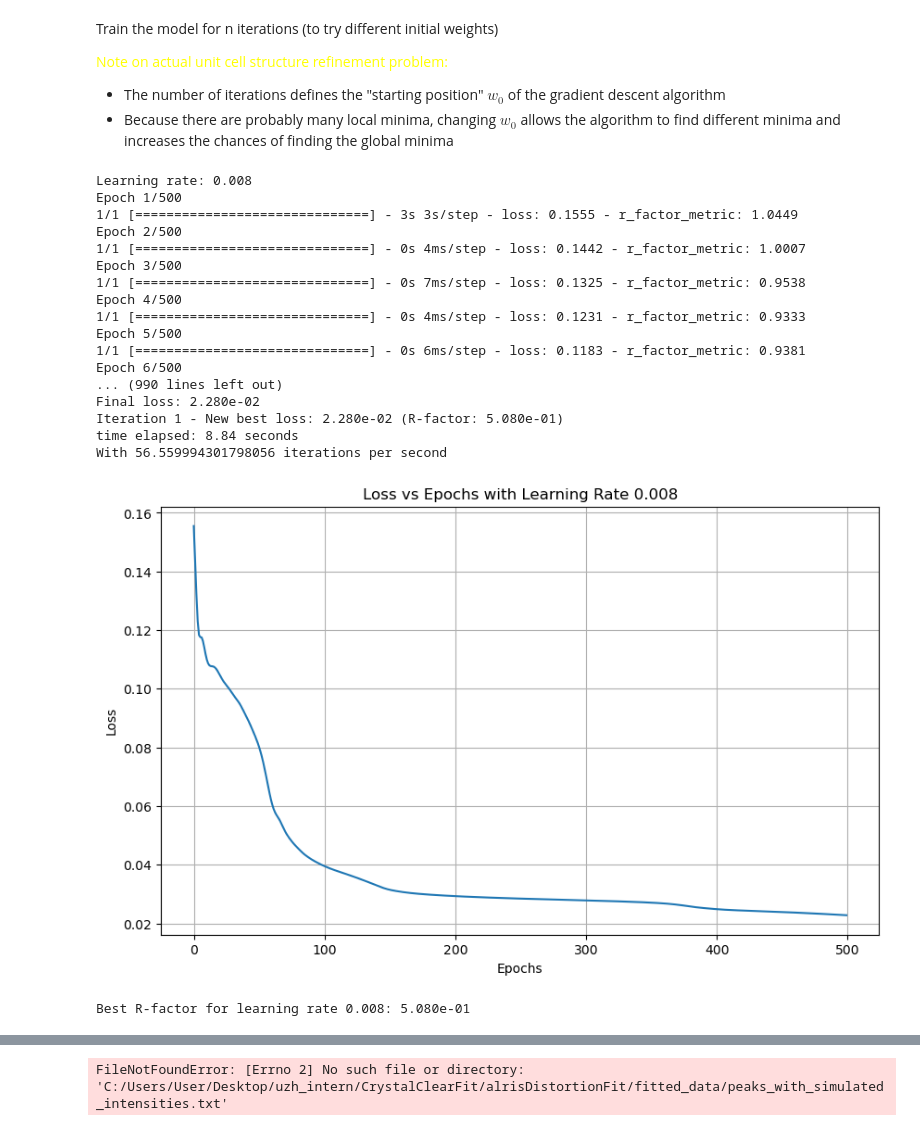
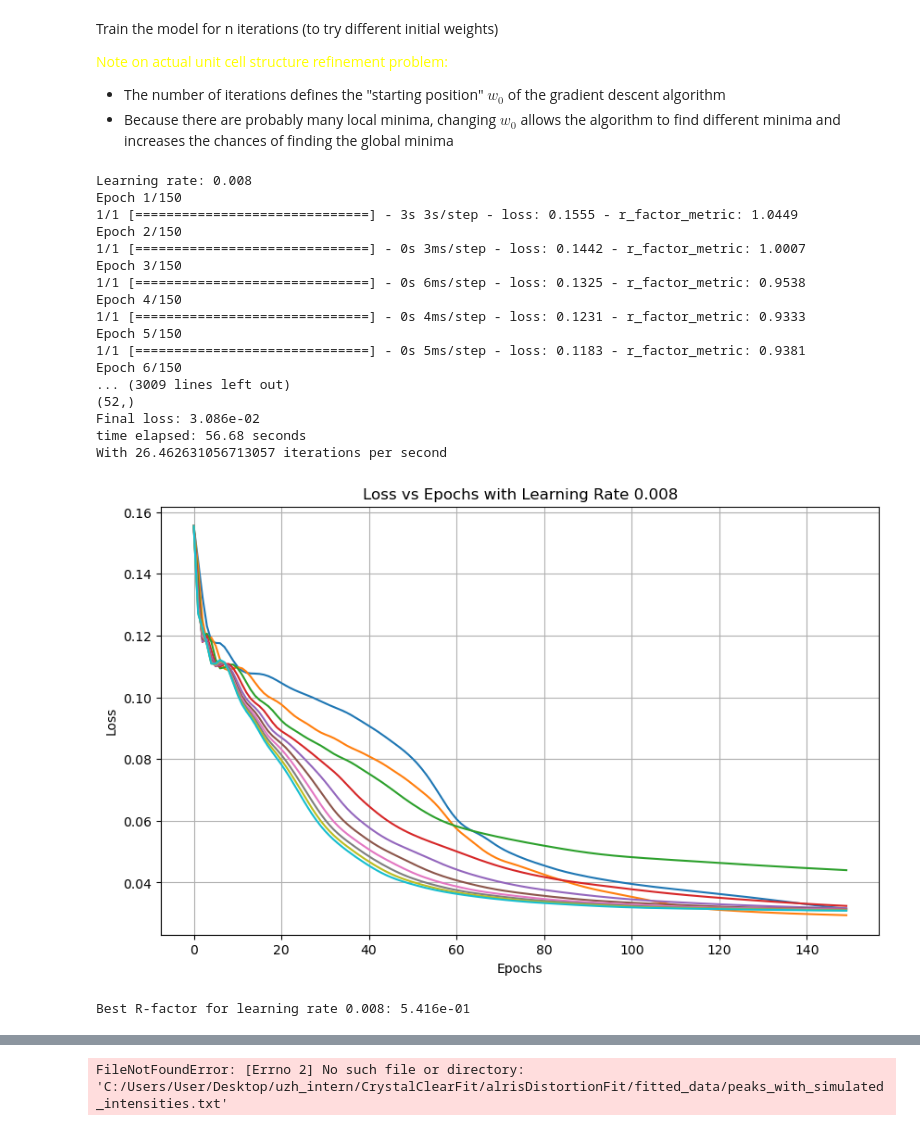
Before and after one commit to bleubreeymeow/alrisDistortionFit, a Jupyter notebook: PBCO/PBCO_1_3_inplane/P2/P2_gradient_descent.ipynb, the cells around one changed output, grey strips where cells are left out. Cells and saved outputs as stored; diff of their text form; code cells hidden in the pictures.

```diff
--- a/PBCO/PBCO_1_3_inplane/P2/P2_gradient_descent.ipynb
+++ b/PBCO/PBCO_1_3_inplane/P2/P2_gradient_descent.ipynb
@@ -64,7 +64,7 @@ for label, err in zip(labels, vol_err):
     if label == 0:
         labels_err.append(0.1)  # Assign a high error for zero labels
     else:
-        labels_err.append((50000 - (1/label * 100))/1000)  # Inverse error for each label
+        labels_err.append((500000 - (1/label * 1000))/1000)  # Inverse error for each label
 
 labels_err = tf.convert_to_tensor(labels_err, dtype=tf.float32)
 labels = tf.convert_to_tensor(labels, dtype=tf.float32)
@@ -232,9 +232,9 @@ for learning_rate in lr:
     max_mode_amps = np.loadtxt(path_max_mode_amps, dtype=np.float32 , delimiter=',')
     max_mode_amps = tf.convert_to_tensor(max_mode_amps, dtype=tf.float32)
 
-    n_epochs = 500
+    n_epochs = 150
     histories = []
-    n_iter = 1
+    n_iter = 10
 
     min_loss = np.inf
     best_pars = None
@@ -287,49 +287,49 @@ for learning_rate in lr:
 
     if min_loss < best_rf_overall:
         best_rf_overall = min_loss
         best_pars_overall = best_model_pars
         best_loss_overall = all_losses
     print(f"time elapsed: {time() - time_start:.2f} seconds")
     print(f"With {n_epochs*n_iter /(time() - time_start)} iterations per second")
     # Plotting the loss values
     plt.figure(figsize=(10, 6))
 
     # Plot the loss values for each iteration
     for i, loss_values in enumerate(all_losses):
         plt.plot(loss_values, label=f'Iteration {i+1}')
 
     plt.title(f'Loss vs Epochs with Learning Rate {learning_rate}')
     plt.xlabel('Epochs')
     plt.ylabel('Loss')
     # plt.legend()
     plt.grid(True)
     plt.show()
 
     y_pred = fun_tf(features, best_model_pars , matrix)
     labels = tf.reshape(labels, [-1])
     rf = r_factor_metric(labels, y_pred)
     print(f"Best R-factor for learning rate {learning_rate}: {rf:.3e}")
     final_weights = model.layers[-1].get_weights()[0]
 # %% [output]
 Learning rate: 0.008
-Epoch 1/500
+Epoch 1/150
 1/1 [==============================] - 3s 3s/step - loss: 0.1555 - r_factor_metric: 1.0449
-Epoch 2/500
-1/1 [==============================] - 0s 4ms/step - loss: 0.1442 - r_factor_metric: 1.0007
-Epoch 3/500
-1/1 [==============================] - 0s 7ms/step - loss: 0.1325 - r_factor_metric: 0.9538
-Epoch 4/500
+Epoch 2/150
+1/1 [==============================] - 0s 3ms/step - loss: 0.1442 - r_factor_metric: 1.0007
+Epoch 3/150
+1/1 [==============================] - 0s 6ms/step - loss: 0.1325 - r_factor_metric: 0.9538
+Epoch 4/150
 1/1 [==============================] - 0s 4ms/step - loss: 0.1231 - r_factor_metric: 0.9333
-Epoch 5/500
-1/1 [==============================] - 0s 6ms/step - loss: 0.1183 - r_factor_metric: 0.9381
-Epoch 6/500
-... (990 lines left out)
-Final loss: 2.280e-02
-Iteration 1 - New best loss: 2.280e-02 (R-factor: 5.080e-01)
-time elapsed: 8.84 seconds
-With 56.559994301798056 iterations per second
+Epoch 5/150
+1/1 [==============================] - 0s 5ms/step - loss: 0.1183 - r_factor_metric: 0.9381
+Epoch 6/150
+... (3009 lines left out)
+(52,)
+Final loss: 3.086e-02
+time elapsed: 56.68 seconds
+With 26.462631056713057 iterations per second
-[figure, old version]
+[figure, new version]
-Best R-factor for learning rate 0.008: 5.080e-01
+Best R-factor for learning rate 0.008: 5.416e-01
 # %%
 all_losses = best_loss_overall
 best_model_pars = best_pars_overall
```
Also changed, not shown: parts of 4 cells of this notebook.
